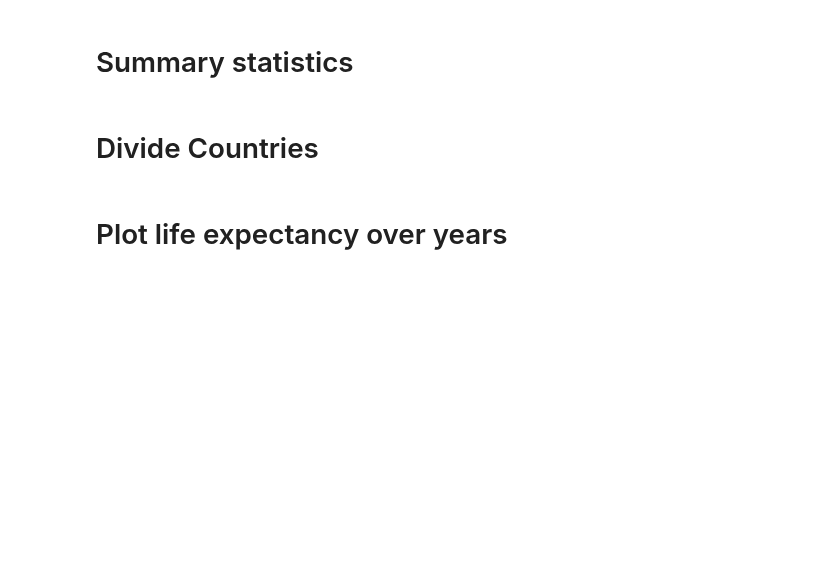
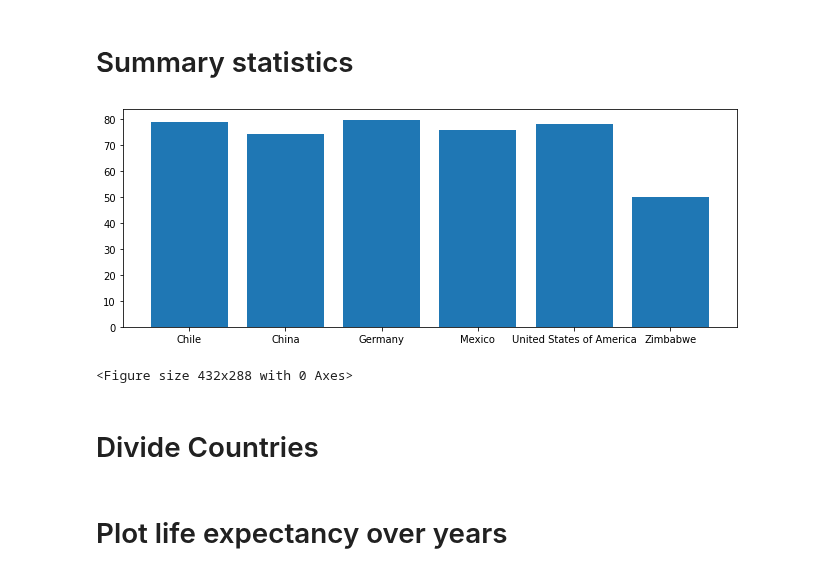
Before and after one commit to TahlonBrahic/Data-Science-Portfolio, a Jupyter notebook: Data Analysis/GDP vs Life Expectancy/GDPvsLifeExpectancy.ipynb, the cells around one changed output. Cells and saved outputs as stored; diff of their text form; code cells hidden in the pictures; blank space fills up the shorter version.

Commit message:
Plot summary statistics

```diff
--- a/Data Analysis/GDP vs Life Expectancy/GDPvsLifeExpectancy.ipynb
+++ b/Data Analysis/GDP vs Life Expectancy/GDPvsLifeExpectancy.ipynb
@@ -11,7 +11,16 @@ countries = df.Country.unique().tolist()
 # %%
 mean_life_expectancy = df.groupby('Country')['Life expectancy at birth (years)'].mean()
 min_life_expectancy = df.groupby('Country')['Life expectancy at birth (years)'].min()
 max_life_expectancy = df.groupby('Country')['Life expectancy at birth (years)'].max()
+plt.figure(figsize=(11,4))
+ax = plt.subplot()
+plt.bar(range(len(countries)), mean_life_expectancy)
+ax.set_xticklabels(['filler' ,'Chile', 'China', 'Germany', 'Mexico', 'United States of America', 'Zimbabwe']) # why does this 0 index?
+plt.show()
+plt.clf()
+# %% [output]
+[figure, added]
+<Figure size 432x288 with 0 Axes>
 # %% [markdown]
 # Divide Countries
 # %%
```
